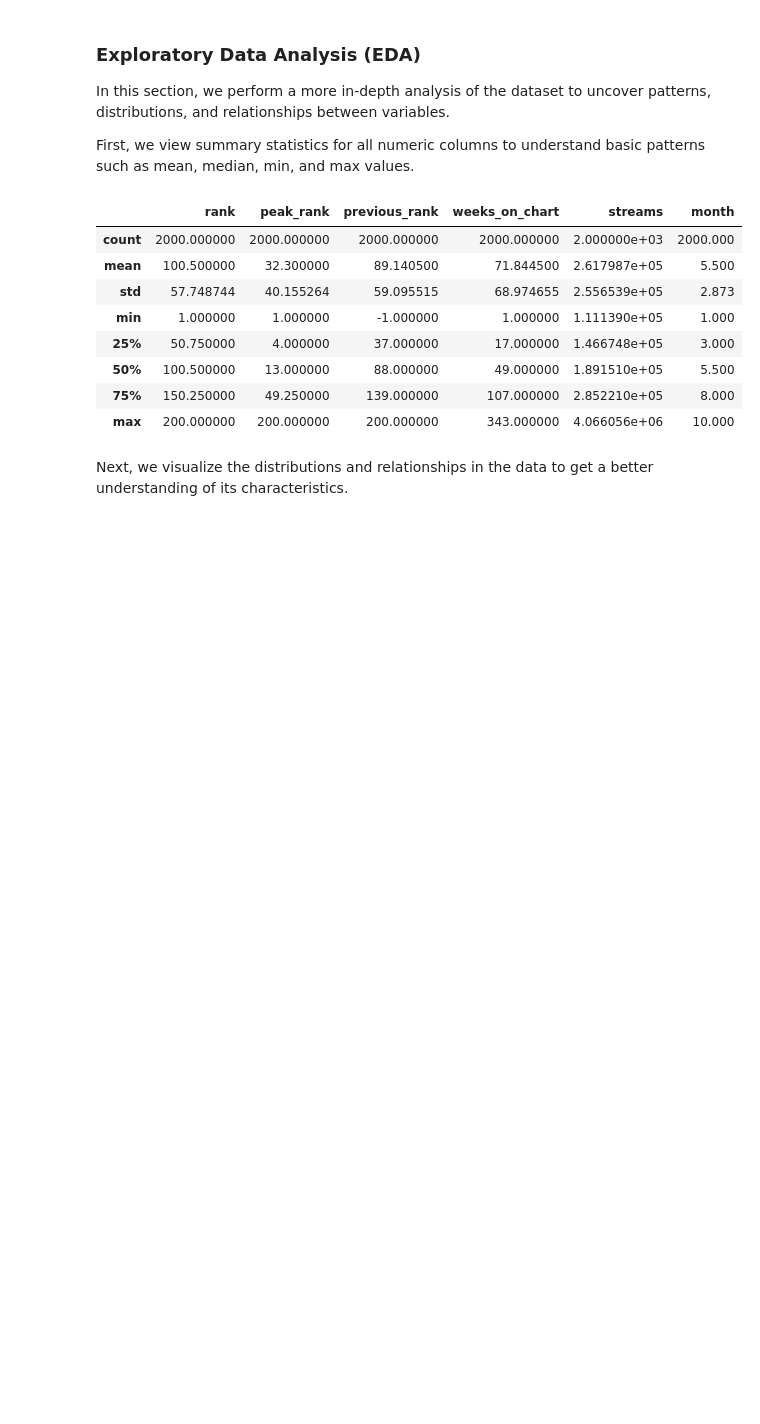
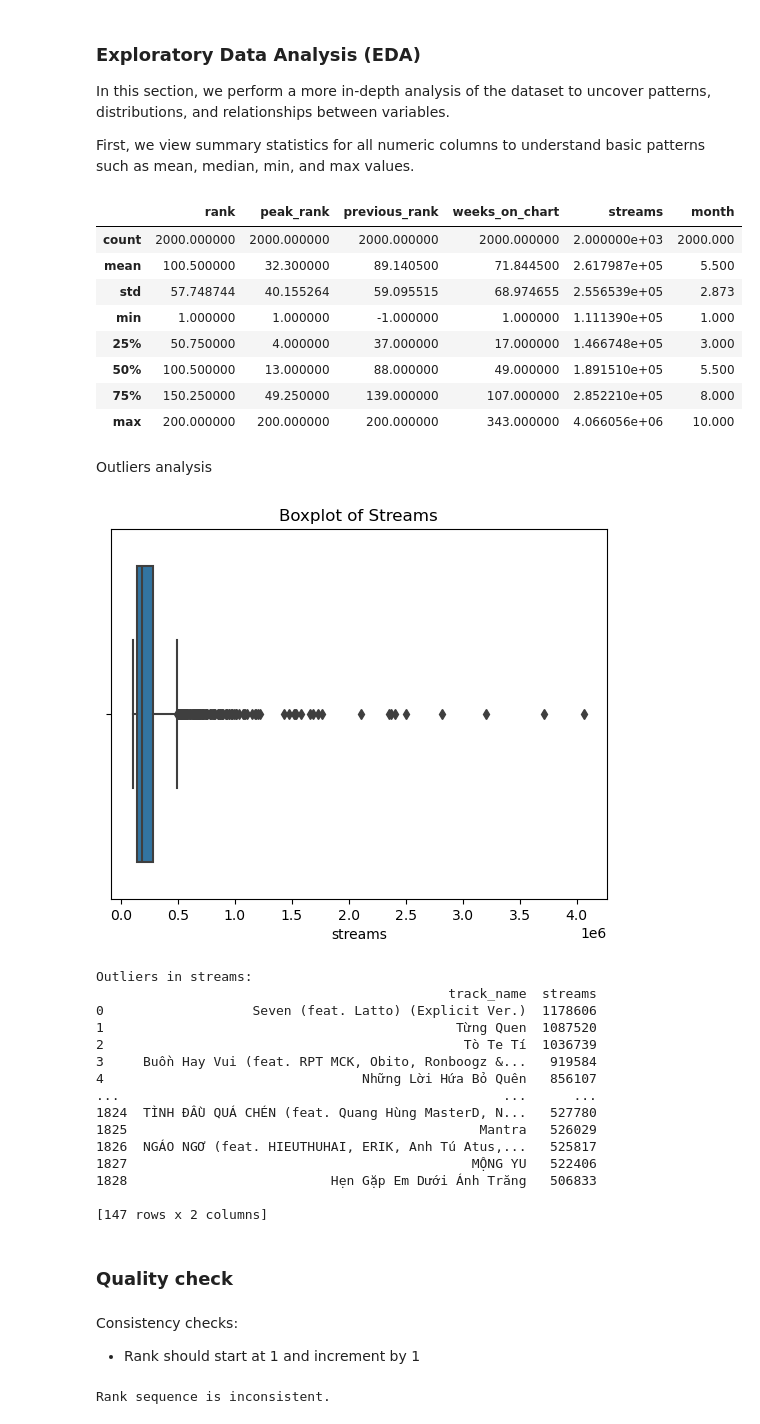
Before and after one commit to pililover/DataScience-Jobs-Market, a Jupyter notebook: SOURCECODE/Data_exploration.ipynb, the cells around one changed output. Cells and saved outputs as stored; diff of their text form; code cells hidden in the pictures; blank space fills up the shorter version.

```diff
--- a/SOURCECODE/Data_exploration.ipynb
+++ b/SOURCECODE/Data_exploration.ipynb
@@ -193,5 +192,55 @@ data.describe()
 | 50% | 100.500000 | 13.000000 | 88.000000 | 49.000000 | 1.891510e+05 | 5.500 |
 | 75% | 150.250000 | 49.250000 | 139.000000 | 107.000000 | 2.852210e+05 | 8.000 |
 | max | 200.000000 | 200.000000 | 200.000000 | 343.000000 | 4.066056e+06 | 10.000 |
-# %% [markdown]
-Next, we visualize the distributions and relationships in the data to get a better understanding of its characteristics.
+# %% [markdown]
+Outliers analysis
+# %%
+sns.boxplot(x=data['streams'])
+plt.title('Boxplot of Streams')
+plt.show()
+
+# Calculate IQR for `streams`
+Q1 = data['streams'].quantile(0.25)
+Q3 = data['streams'].quantile(0.75)
+IQR = Q3 - Q1
+
+lower_bound = Q1 - 1.5 * IQR
+upper_bound = Q3 + 1.5 * IQR
+
+outliers_streams = data[(data['streams'] < lower_bound) | (data['streams'] > upper_bound)]
+if not outliers_streams.empty:
+    print("Outliers in streams:")
+    print(outliers_streams[['track_name', 'streams']])
+else:
+    print("No outliers detected in streams.")
+# %% [output]
+[figure, added]
+Outliers in streams:
+                                             track_name  streams
+0                   Seven (feat. Latto) (Explicit Ver.)  1178606
+1                                             Từng Quen  1087520
+2                                              Tò Te Tí  1036739
+3     Buồn Hay Vui (feat. RPT MCK, Obito, Ronboogz &...   919584
+4                                 Những Lời Hứa Bỏ Quên   856107
+...                                                 ...      ...
+1824  TÌNH ĐẦU QUÁ CHÉN (feat. Quang Hùng MasterD, N...   527780
+1825                                             Mantra   526029
+1826  NGÁO NGƠ (feat. HIEUTHUHAI, ERIK, Anh Tú Atus,...   525817
+1827                                            MỘNG YU   522406
+1828                          Hẹn Gặp Em Dưới Ánh Trăng   506833
+
+[147 rows x 2 columns]
+# %% [markdown]
+### **Quality check**
+# %% [markdown]
+Consistency checks:
+- Rank should start at 1 and increment by 1
+# %%
+expected_ranks = list(range(1, data.shape[0]+1))
+actual_ranks = data['rank'].tolist()
+if expected_ranks != actual_ranks:
+    print("Rank sequence is inconsistent.")
+else:
+    print("Rank sequence is consistent.")
+# %% [output]
+Rank sequence is inconsistent.
```
Also changed, not shown: parts of 12 cells of this notebook, 1 other file.
